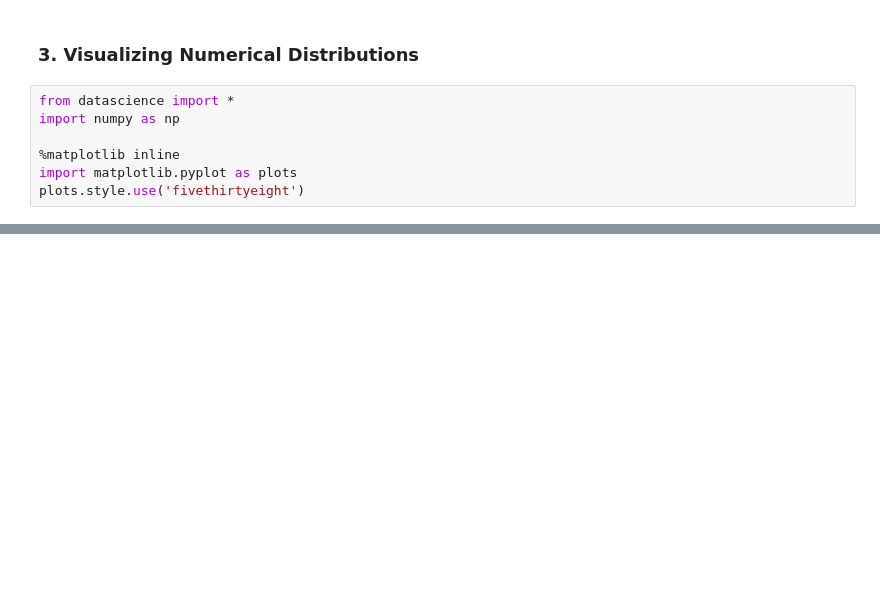
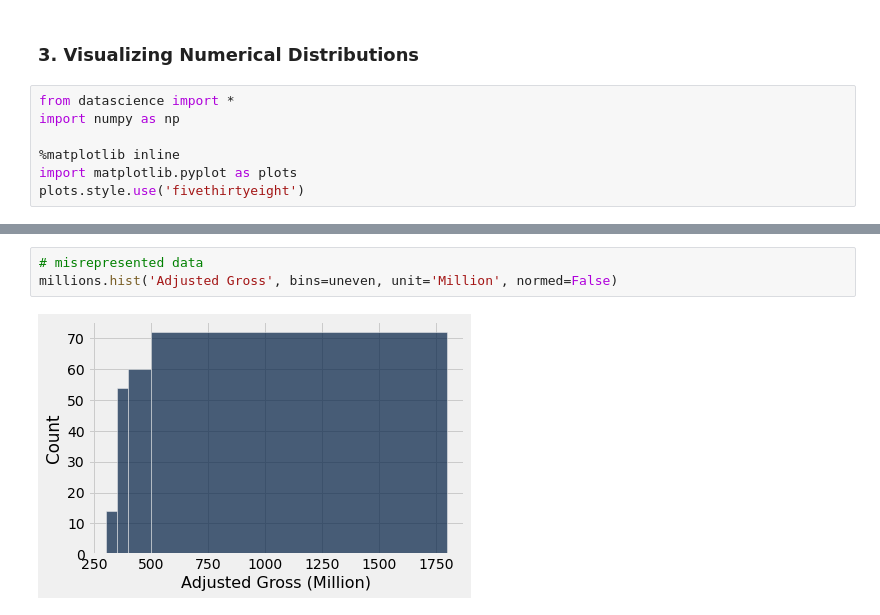
Before and after one commit to Matthew-HMS/Datascience101, a Jupyter notebook: Visualization.ipynb, the cells around one changed output, grey strips where cells are left out. Cells and saved outputs as stored; diff of their text form; blank space fills up the shorter version.

```diff
--- a/Visualization.ipynb
+++ b/Visualization.ipynb
@@ -179,0 +290,5 @@ plots.style.use('fivethirtyeight')
+# %%
+# misrepresented data
+millions.hist('Adjusted Gross', bins=uneven, unit='Million', normed=False)
+# %% [output]
+[figure, added]
```
Also changed, not shown: parts of 13 cells of this notebook, 1 other file.
